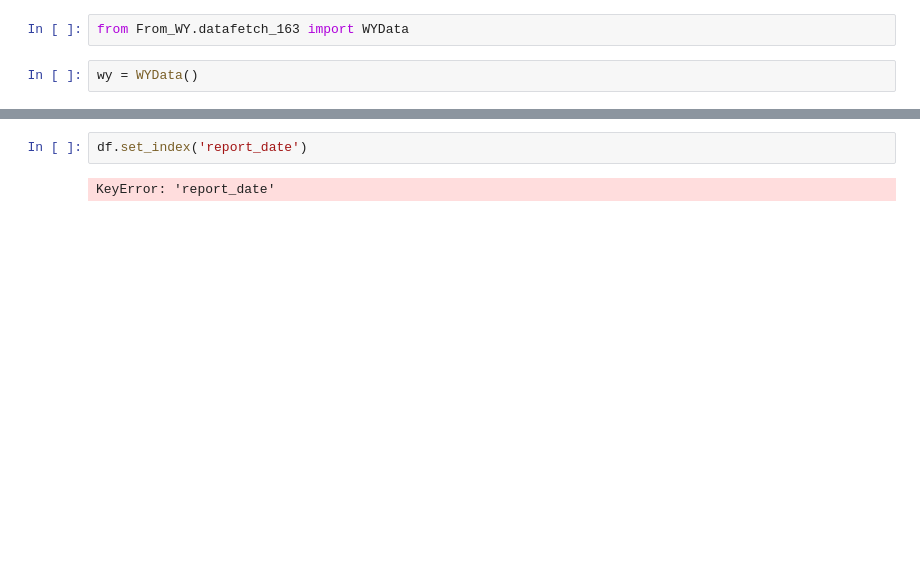
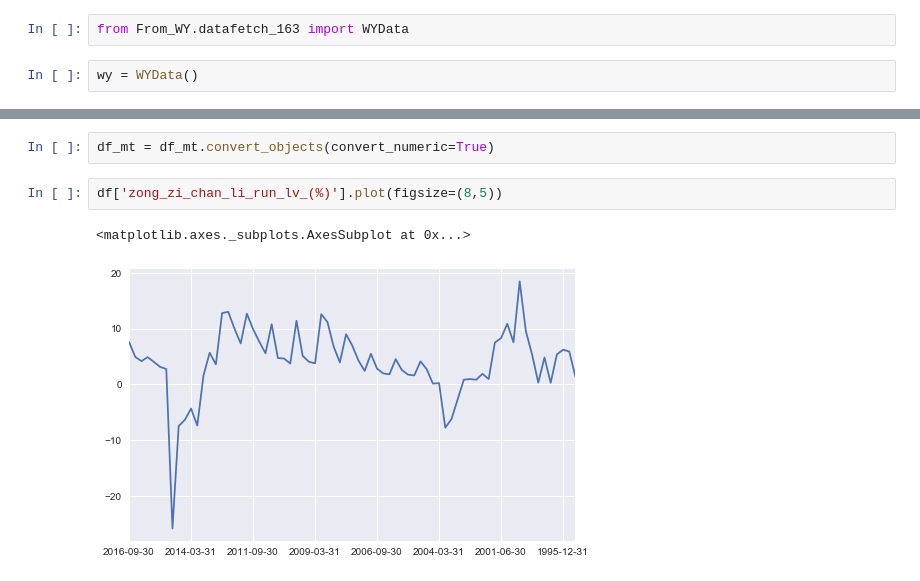
Before and after one commit to suuuch/stomirror, a Jupyter notebook: example.ipynb, the cells around one changed output, grey strips where cells are left out. Cells and saved outputs as stored; diff of their text form; blank space fills up the shorter version.

```diff
--- a/example.ipynb
+++ b/example.ipynb
@@ -42,4 +14,7 @@ df
-# %%
-df.set_index('report_date')
-# %% [output]
-KeyError: 'report_date'
+# %%
+df_mt = df_mt.convert_objects(convert_numeric=True)
+# %%
+df['zong_zi_chan_li_run_lv_(%)'].plot(figsize=(8,5))
+# %% [output]
+<matplotlib.axes._subplots.AxesSubplot at 0x...>
+[figure, added]
```
Also changed, not shown: parts of 4 cells of this notebook, 1 other file.
